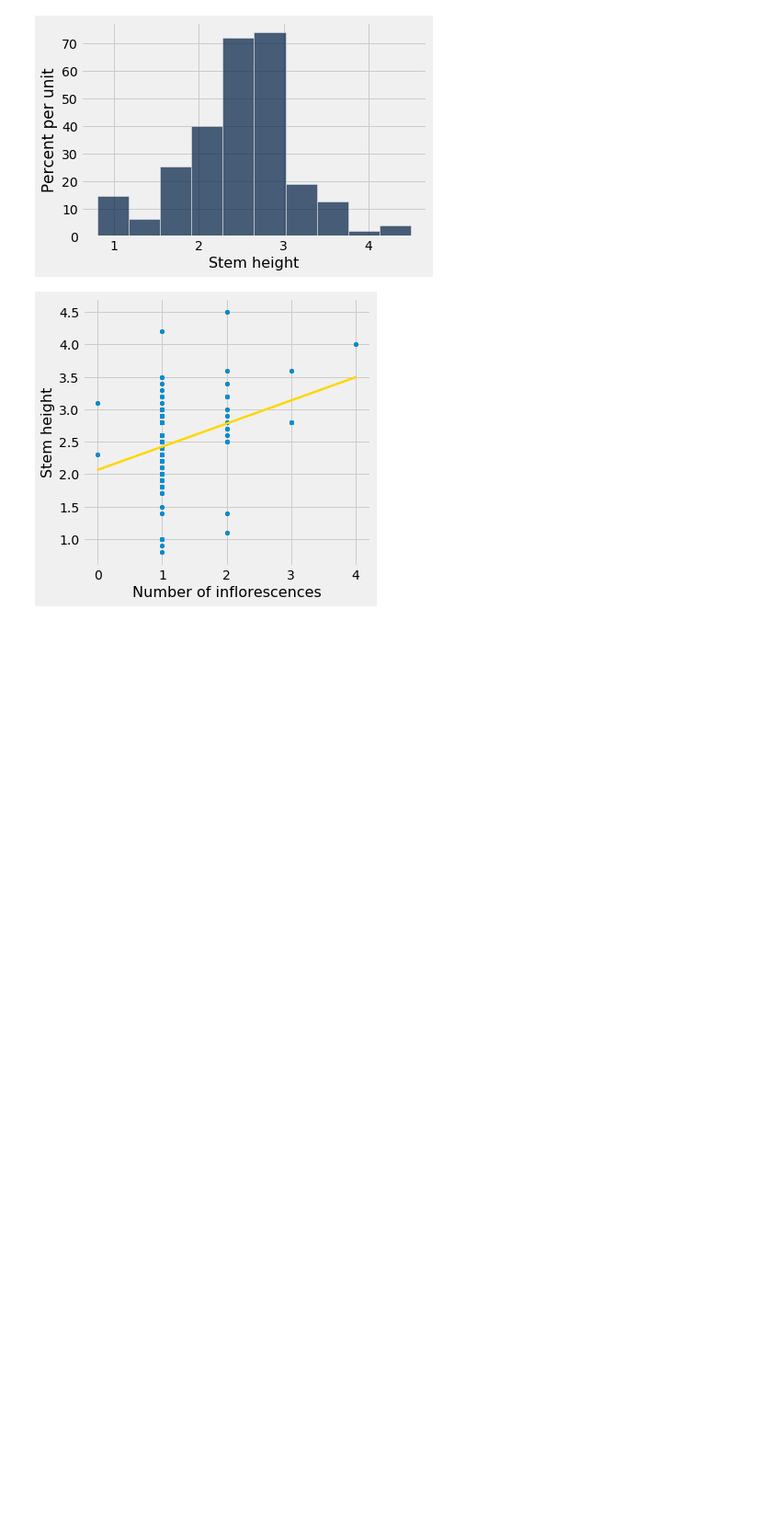
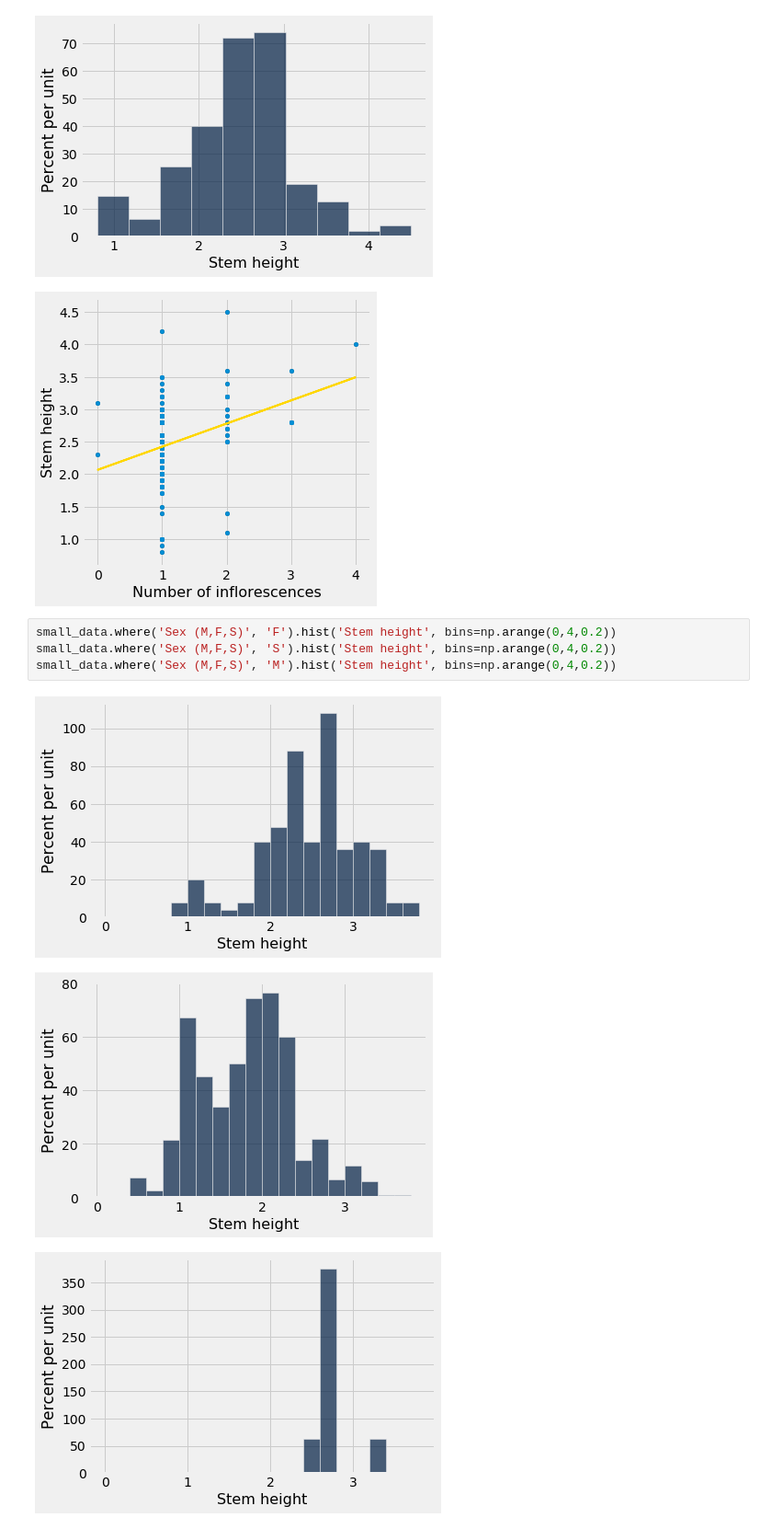
Before and after one commit to jzjomsky/URAP_Sex_Ratio, a Jupyter notebook: Bowker_Recreation.ipynb, the cells around one changed output. Shown: that part at 92% size. Cells and saved outputs as stored; diff of their text form; blank space fills up the shorter version.

```diff
--- a/Bowker_Recreation.ipynb
+++ b/Bowker_Recreation.ipynb
@@ -323,3 +338,11 @@ correlation(small_data.where('Sex (M,F,S)', 'F'),'Number of inflorescences','Ste
 (0.3008562793583733, -2.740863092043355e-16)
 [figure]
 [figure]
+# %%
+small_data.where('Sex (M,F,S)', 'F').hist('Stem height', bins=np.arange(0,4,0.2))
+small_data.where('Sex (M,F,S)', 'S').hist('Stem height', bins=np.arange(0,4,0.2))
+small_data.where('Sex (M,F,S)', 'M').hist('Stem height', bins=np.arange(0,4,0.2))
+# %% [output]
+[figure, added]
+[figure, added]
+[figure, added]
```
Also changed, not shown: parts of 24 cells of this notebook, 1 other file.
